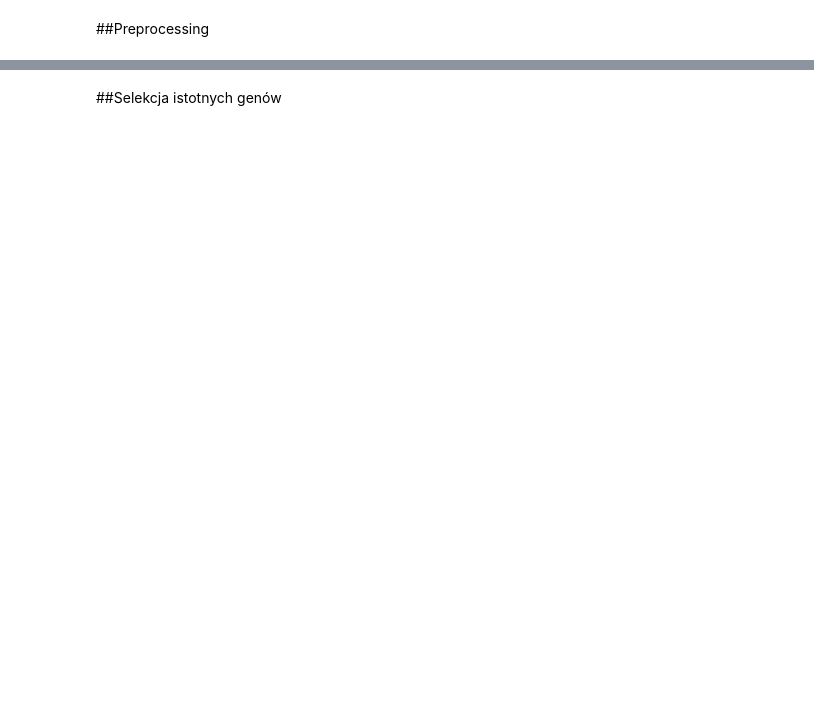
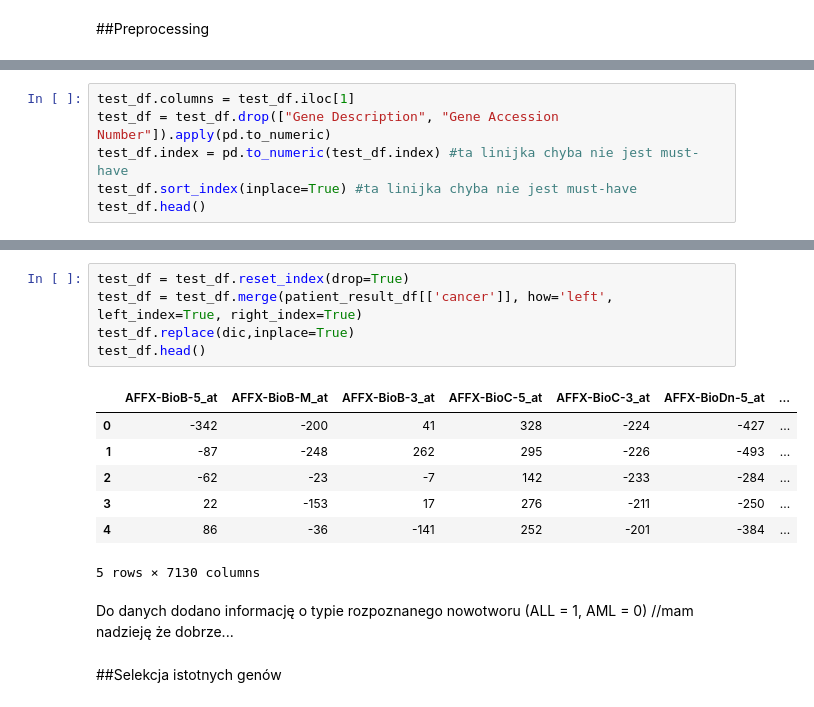
Before and after one commit to szezlong/gene-classification, a Jupyter notebook: Gene_Classification.ipynb, the cells around one changed output, grey strips where cells are left out. Drawn from its saved outputs; the diff is of its cells as text; blank space fills up the shorter version.

```diff
--- a/Gene_Classification.ipynb
+++ b/Gene_Classification.ipynb
@@ -56,0 +112,6 @@ In the training and testing sets there are 72 patients. Each patient is marked e
+# %%
+test_df.columns = test_df.iloc[1]
+test_df = test_df.drop(["Gene Description", "Gene Accession Number"]).apply(pd.to_numeric)
+test_df.index = pd.to_numeric(test_df.index) #ta linijka chyba nie jest must-have
+test_df.sort_index(inplace=True) #ta linijka chyba nie jest must-have
+test_df.head()
@@ -57,2 +149,18 @@ In the training and testing sets there are 72 patients. Each patient is marked e
+# %%
+test_df = test_df.reset_index(drop=True)
+test_df = test_df.merge(patient_result_df[['cancer']], how='left', left_index=True, right_index=True)
+test_df.replace(dic,inplace=True)
+test_df.head()
+# %% [output]
+|  | AFFX-BioB-5_at | AFFX-BioB-M_at | AFFX-BioB-3_at | AFFX-BioC-5_at | AFFX-BioC-3_at | AFFX-BioDn-5_at | ... |
+| 0 | -342 | -200 | 41 | 328 | -224 | -427 | ... |
+| 1 | -87 | -248 | 262 | 295 | -226 | -493 | ... |
+| 2 | -62 | -23 | -7 | 142 | -233 | -284 | ... |
+| 3 | 22 | -153 | 17 | 276 | -211 | -250 | ... |
+| 4 | 86 | -36 | -141 | 252 | -201 | -384 | ... |
+5 rows × 7130 columns
+# %% [markdown]
+Do danych dodano informację o typie rozpoznanego nowotworu (ALL = 1, AML = 0)
+//mam nadzieję że dobrze...
 # %% [markdown]
 ##Selekcja istotnych genów
```
Also changed, not shown: parts of 19 cells of this notebook.
